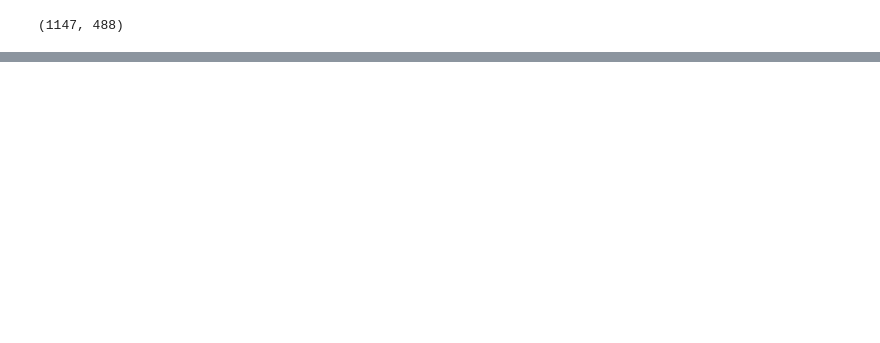
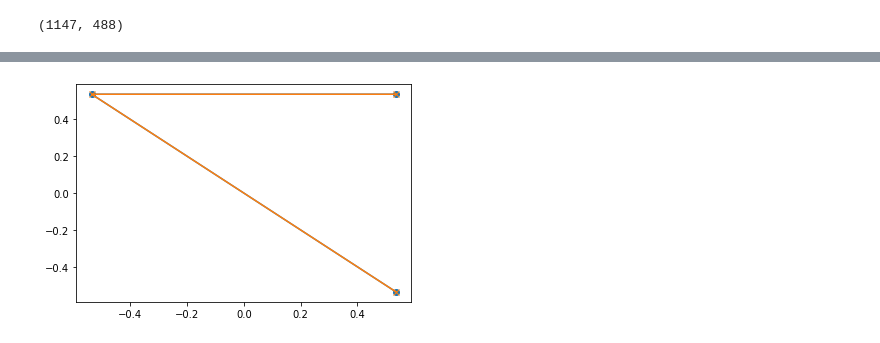
Before and after one commit to msu-graphics-group/scenes, a Jupyter notebook: sample_loader_app/debug_pixel.ipynb, the cells around one changed output, grey strips where cells are left out. Cells and saved outputs as stored; diff of their text form; code cells hidden in the pictures; blank space fills up the shorter version.

```diff
--- a/sample_loader_app/debug_pixel.ipynb
+++ b/sample_loader_app/debug_pixel.ipynb
@@ -92,0 +114,27 @@ Clipping input data to the valid range for imshow with RGB data ([0..1] for floa
+# %%
+tverts1 = [[0.536491871,-0.53649193],
+           [-0.53649199, 0.53649193],
+           [0.536491871, 0.53649193],
+           #[0.00734150922, 0.0723069608],
+           #[0.0073767975, 0.0726104006],
+           #[0.00204293453, 0.069494471]
+          ]
+
+tverts2 = [[0.536491871, -0.53649193],
+           [-0.53649199, 0.53649193],
+           [0.536491871, 0.53649193],
+           #[0.0129265683, 0.0739677176],
+           #[0.00734150922, 0.0723069608],
+           #[0.0071497364, 0.0713237971],
+          ]
+
+x1 = [xy[0] for xy in tverts1]
+y1 = [xy[1] for xy in tverts1]
+
+x2 = [xy[0] for xy in tverts2]
+y2 = [xy[1] for xy in tverts2]
+
+plt.plot(x1, y1, marker='o');
+plt.plot(x2, y2, marker='x');
+# %% [output]
+[figure, added]
```
Also changed, not shown: parts of 5 cells of this notebook, 1 other file.
